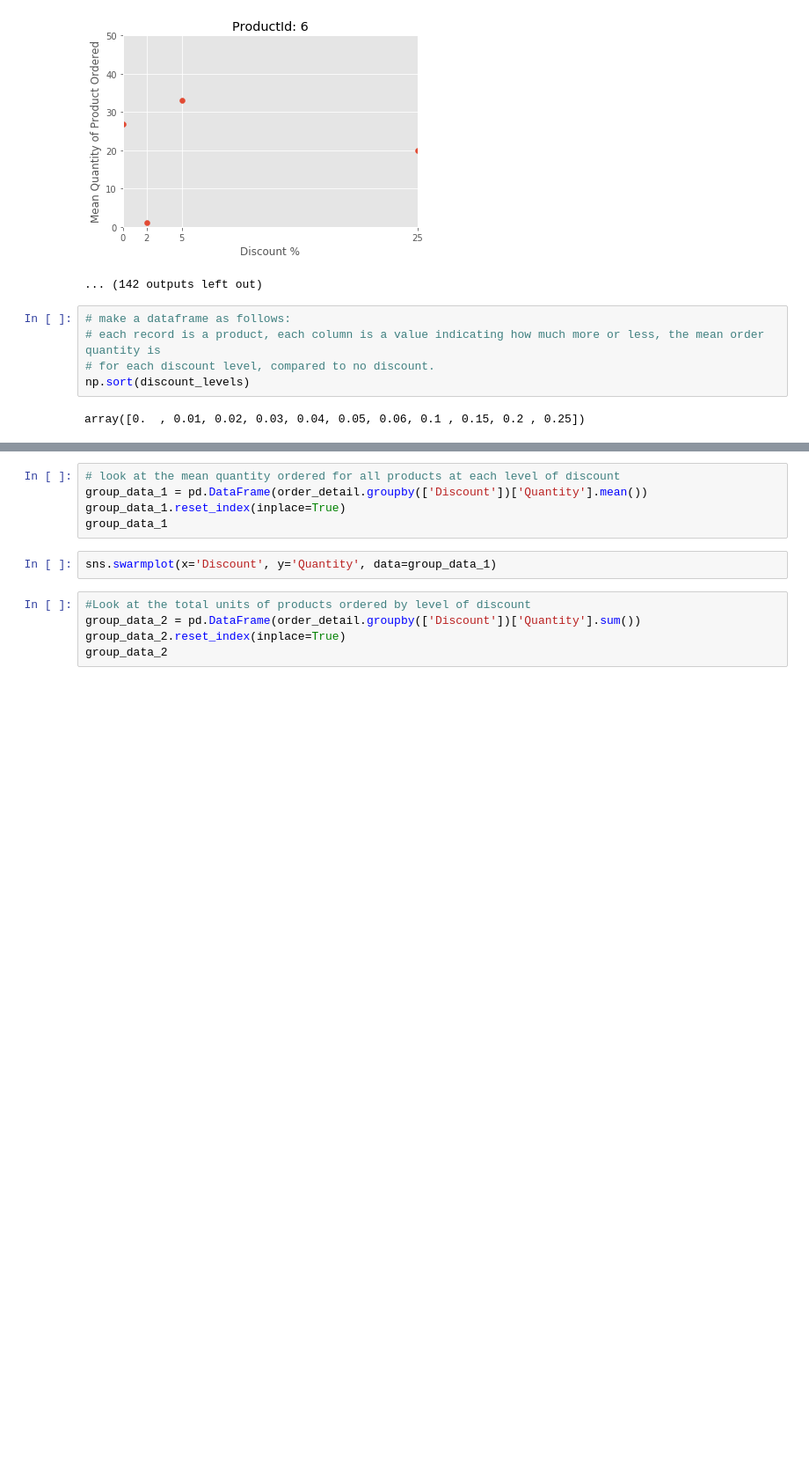
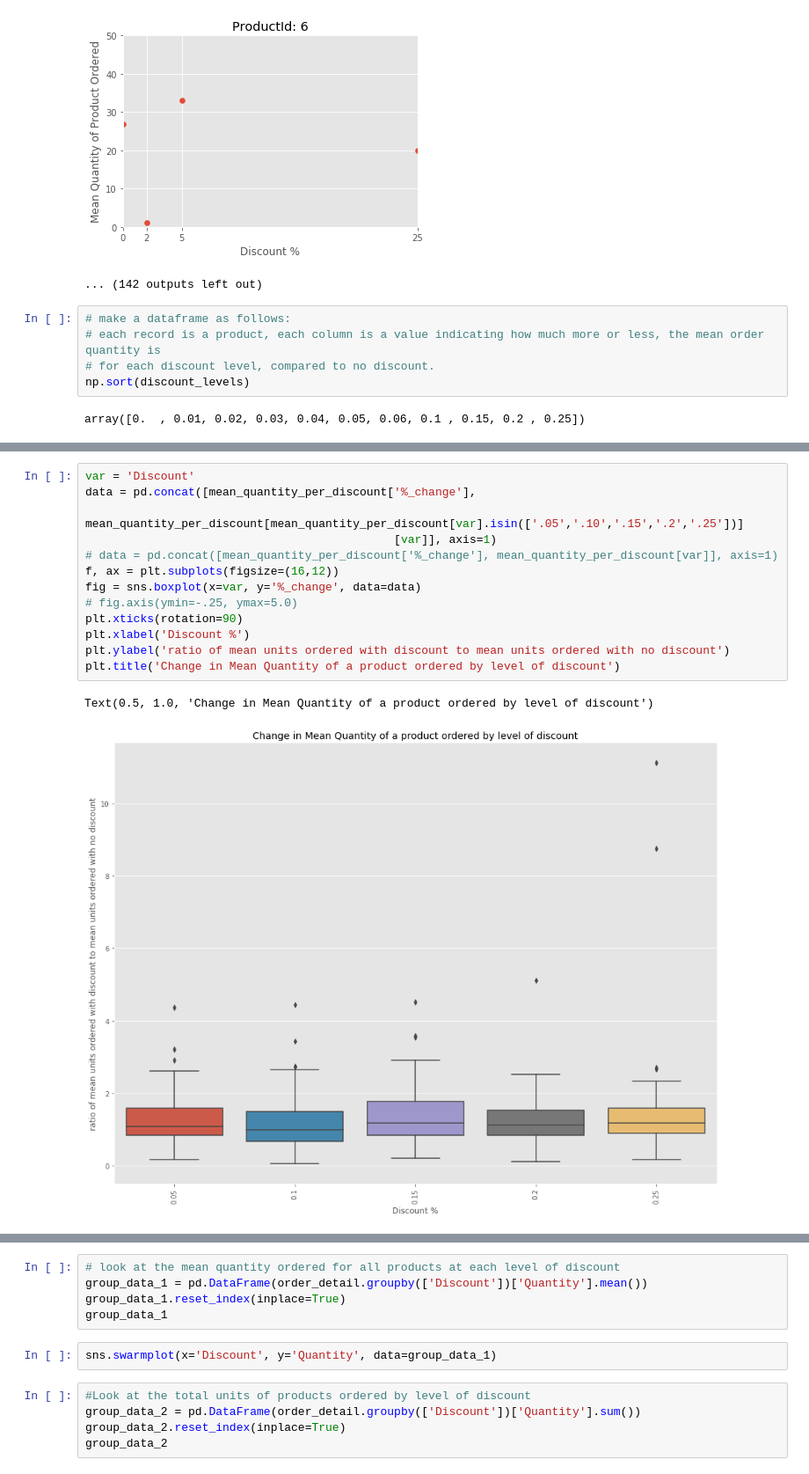
Before and after one commit to giorosati/dsc-2-final-project-online-ds-pt-100118, a Jupyter notebook: module2project.ipynb, the cells around one changed output, grey strips where cells are left out. Shown at 88% size. Saved outputs shown, nothing was run; the diff lists cells and outputs as text; blank space fills up the shorter version.

```diff
--- a/module2project.ipynb
+++ b/module2project.ipynb
@@ -1251,0 +1316,16 @@ new_df.head()
+# %%
+var = 'Discount'
+data = pd.concat([mean_quantity_per_discount['%_change'],
+                  mean_quantity_per_discount[mean_quantity_per_discount[var].isin(['.05','.10','.15','.2','.25'])]
+                                             [var]], axis=1)
+# data = pd.concat([mean_quantity_per_discount['%_change'], mean_quantity_per_discount[var]], axis=1)
+f, ax = plt.subplots(figsize=(16,12))
+fig = sns.boxplot(x=var, y='%_change', data=data)
+# fig.axis(ymin=-.25, ymax=5.0)
+plt.xticks(rotation=90)
+plt.xlabel('Discount %')
+plt.ylabel('ratio of mean units ordered with discount to mean units ordered with no discount')
+plt.title('Change in Mean Quantity of a product ordered by level of discount')
+# %% [output]
+Text(0.5, 1.0, 'Change in Mean Quantity of a product ordered by level of discount')
+[figure, added]
```
Also changed, not shown: parts of 14 cells of this notebook.
